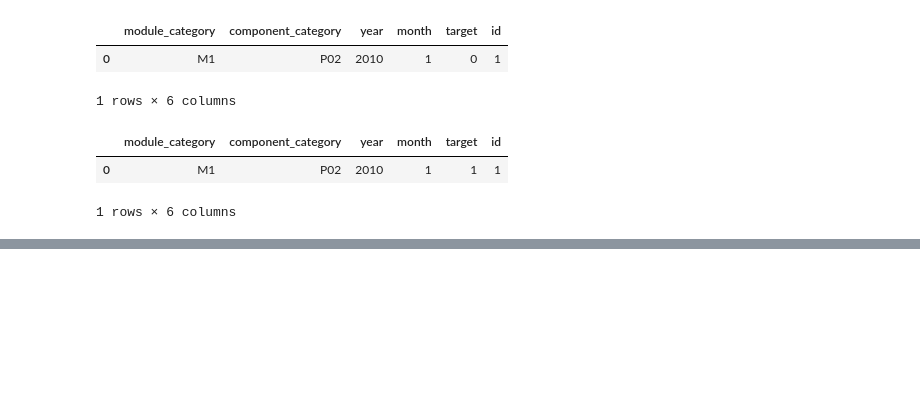
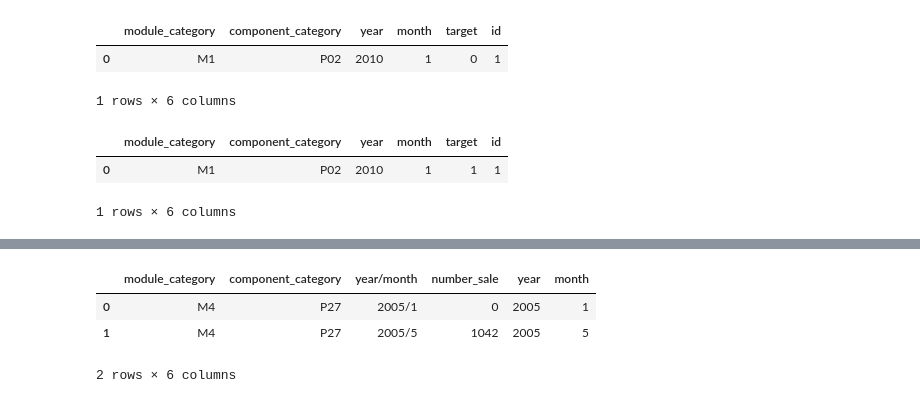
Before and after one commit to xsankar/freezing-bear, a Jupyter notebook: notebooks/4-Session-II.ipynb, the cells around one changed output, grey strips where cells are left out. Cells and saved outputs as stored; diff of their text form; code cells hidden in the pictures; blank space fills up the shorter version.

```diff
--- a/notebooks/4-Session-II.ipynb
+++ b/notebooks/4-Session-II.ipynb
@@ -89,0 +115,5 @@ df_test[['id','target']].to_csv('asus/ones.csv', index=False, float_format="%f")
+# %%
+def getY(row):
+    y,m = row['year/month'].split('/')
+    return y
+df_train_sale['year'] = df_train_sale.apply(getY,axis=1)
@@ -89,0 +127,11 @@ df_test[['id','target']].to_csv('asus/ones.csv', index=False, float_format="%f")
+# %%
+def getM(row):
+    y,m = row['year/month'].split('/')
+    return m
+df_train_sale['month'] = df_train_sale.apply(getM,axis=1)
+df_train_sale.head(2)
+# %% [output]
+|  | module_category | component_category | year/month | number_sale | year | month |
+| 0 | M4 | P27 | 2005/1 | 0 | 2005 | 1 |
+| 1 | M4 | P27 | 2005/5 | 1042 | 2005 | 5 |
+2 rows × 6 columns
```
Also changed, not shown: parts of 28 cells of this notebook, 1 other file.
